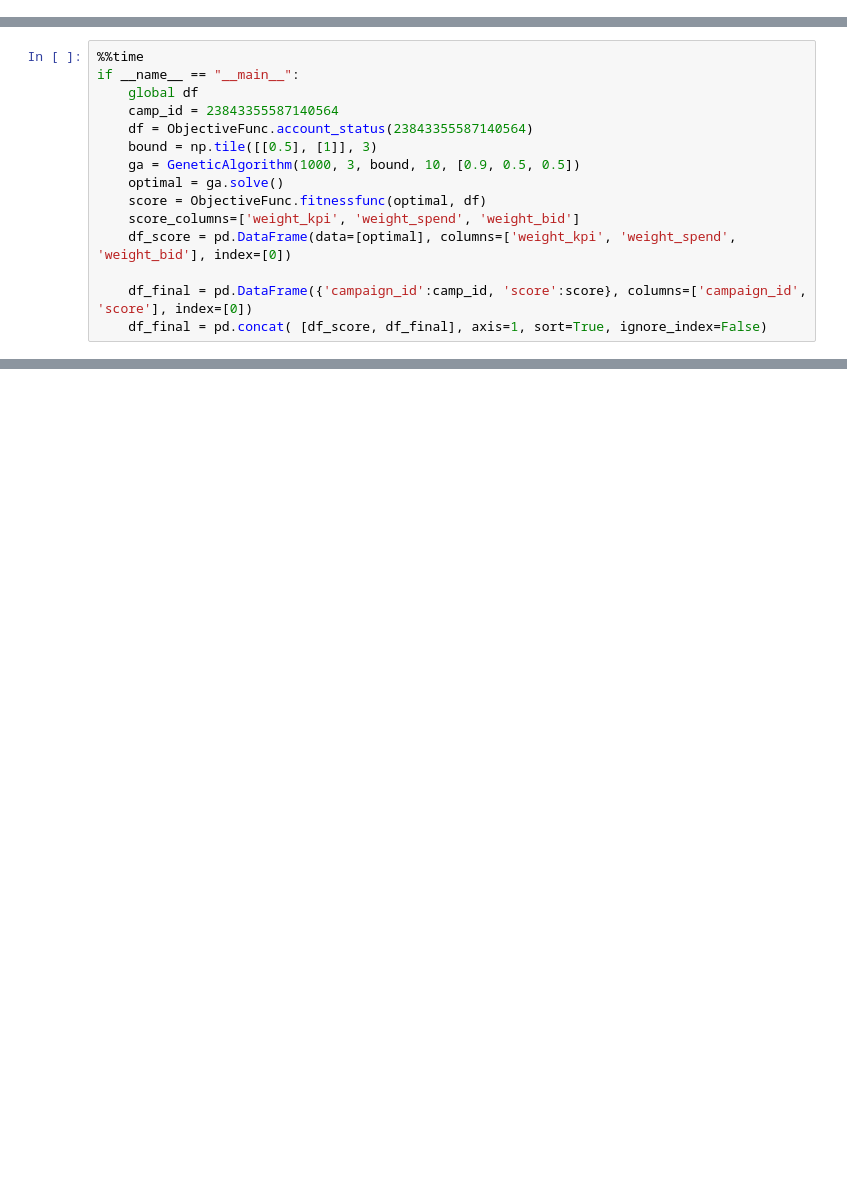
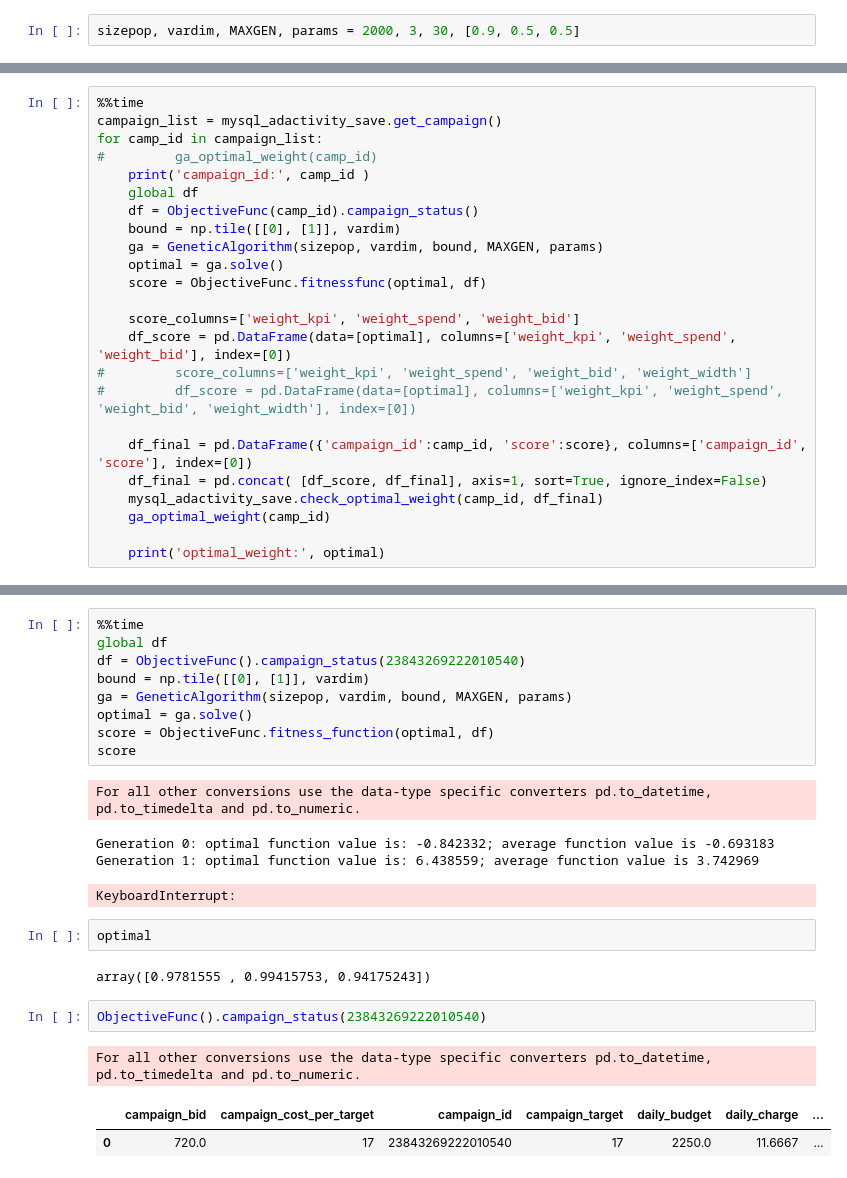
Before and after one commit to TimJLS/adset_interest_parse, a Jupyter notebook: ai_optimizer/ai_optimizer/codes/GeneticAlgorithm-Copy1.ipynb, the cells around one changed output, grey strips where cells are left out. Saved outputs shown, nothing was run; the diff lists cells and outputs as text; blank space fills up the shorter version.

```diff
--- a/ai_optimizer/ai_optimizer/codes/GeneticAlgorithm-Copy1.ipynb
+++ b/ai_optimizer/ai_optimizer/codes/GeneticAlgorithm-Copy1.ipynb
@@ -168,0 +340,2 @@ class GeneticAlgorithm(object):
+# %%
+sizepop, vardim, MAXGEN, params = 2000, 3, 30, [0.9, 0.5, 0.5]
@@ -169,15 +344,24 @@ class GeneticAlgorithm(object):
 # %%
 %%time
-if __name__ == "__main__":
+campaign_list = mysql_adactivity_save.get_campaign()
+for camp_id in campaign_list:
+#         ga_optimal_weight(camp_id)
+    print('campaign_id:', camp_id )
     global df
-    camp_id = 23843355587140564
-    df = ObjectiveFunc.account_status(23843355587140564)
-    bound = np.tile([[0.5], [1]], 3)
-    ga = GeneticAlgorithm(1000, 3, bound, 10, [0.9, 0.5, 0.5])
+    df = ObjectiveFunc(camp_id).campaign_status()
+    bound = np.tile([[0], [1]], vardim)
+    ga = GeneticAlgorithm(sizepop, vardim, bound, MAXGEN, params)
     optimal = ga.solve()
     score = ObjectiveFunc.fitnessfunc(optimal, df)
+
     score_columns=['weight_kpi', 'weight_spend', 'weight_bid']
     df_score = pd.DataFrame(data=[optimal], columns=['weight_kpi', 'weight_spend', 'weight_bid'], index=[0])
+#         score_columns=['weight_kpi', 'weight_spend', 'weight_bid', 'weight_width']
+#         df_score = pd.DataFrame(data=[optimal], columns=['weight_kpi', 'weight_spend', 'weight_bid', 'weight_width'], index=[0])
 
     df_final = pd.DataFrame({'campaign_id':camp_id, 'score':score}, columns=['campaign_id', 'score'], index=[0])
     df_final = pd.concat( [df_score, df_final], axis=1, sort=True, ignore_index=False)
+    mysql_adactivity_save.check_optimal_weight(camp_id, df_final)
+    ga_optimal_weight(camp_id)
+
+    print('optimal_weight:', optimal)
@@ -433,0 +398,24 @@ datetime.datetime.now().date()
+# %%
+%%time
+global df
+df = ObjectiveFunc().campaign_status(23843269222010540)
+bound = np.tile([[0], [1]], vardim)
+ga = GeneticAlgorithm(sizepop, vardim, bound, MAXGEN, params)
+optimal = ga.solve()
+score = ObjectiveFunc.fitness_function(optimal, df)
+score
+# %% [output]
+For all other conversions use the data-type specific converters pd.to_datetime, pd.to_timedelta and pd.to_numeric.
+Generation 0: optimal function value is: -0.842332; average function value is -0.693183
+Generation 1: optimal function value is: 6.438559; average function value is 3.742969
+KeyboardInterrupt:
+# %%
+optimal
+# %% [output]
+array([0.9781555 , 0.99415753, 0.94175243])
+# %%
+ObjectiveFunc().campaign_status(23843269222010540)
+# %% [output]
+For all other conversions use the data-type specific converters pd.to_datetime, pd.to_timedelta and pd.to_numeric.
+|  | campaign_bid | campaign_cost_per_target | campaign_id | campaign_target | daily_budget | daily_charge | ... |
+| 0 | 720.0 | 17 | 23843269222010540 | 17 | 2250.0 | 11.6667 | ... |
```
Also changed, not shown: parts of 29 cells of this notebook, 9 other files.
